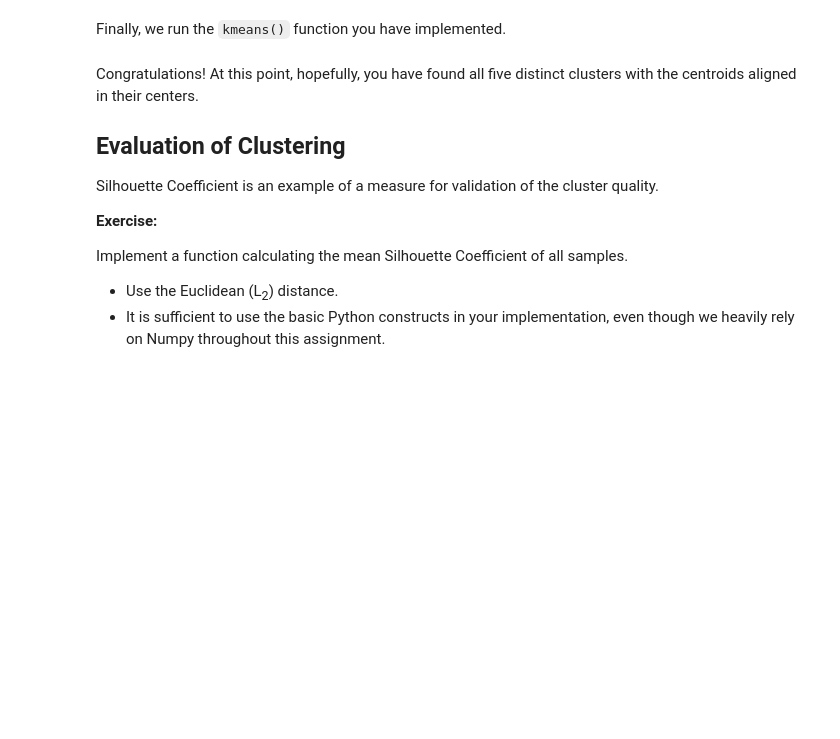
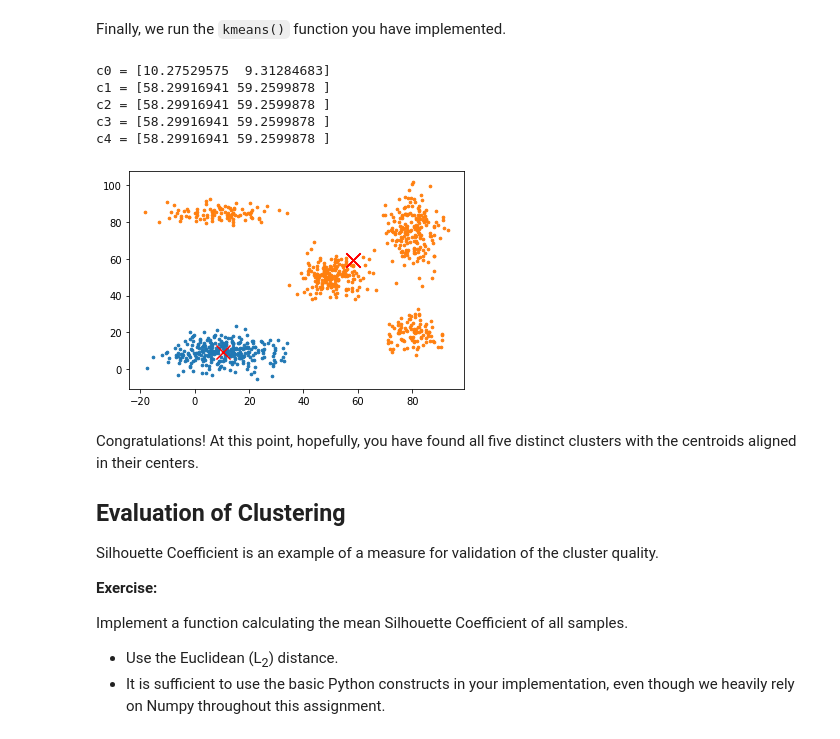
Before and after one commit to taheeraahmed/K-means-cluster, a Jupyter notebook: k_means_clustering.ipynb, the cells around one changed output. Drawn from its saved outputs; the diff is of its cells as text; code cells hidden in the pictures; blank space fills up the shorter version.

```diff
--- a/k_means_clustering.ipynb
+++ b/k_means_clustering.ipynb
@@ -130,7 +130,7 @@ def euclidean_distance(point, centroid):
     :return
         euclidean distance between centroid and point
     """
-    return np.sqrt(np.sum((point - centroid)**2))
+    return np.linalg.norm(point-centroid)
 
 def calculate_centroid(clusters, centroids):
     """
@@ -189,7 +189,7 @@ def kmeans(data, centroids):
 
     # Deciding when to stop calulating the new centroids and when not to
     if (np.array_equal(new_centroids,centroids)):
-        return np.array(new_centroids)
+        return new_centroids
     else:
         kmeans(data,new_centroids)
         return new_centroids
@@ -281,14 +288,21 @@ plot_clusters(synthetic_data, centroids)
 # %% [markdown]
 Finally, we run the `kmeans()` function you have implemented.
 # %%
-centroids = kmeans(synthetic_data, centroids)
+centroids = np.asarray(kmeans(synthetic_data, centroids))
 
 # plt.scatter(data[:, 0], data[:, 1], s=3)
 # plt.scatter(centroids[:, 0], centroids[:, 1], marker='x', s=200, c='red')
 
 for i in range(len(centroids)):
     print('c%d =' % i, centroids[i])
 plot_clusters(synthetic_data, centroids)
+# %% [output]
+c0 = [10.27529575  9.31284683]
+c1 = [58.29916941 59.2599878 ]
+c2 = [58.29916941 59.2599878 ]
+c3 = [58.29916941 59.2599878 ]
+c4 = [58.29916941 59.2599878 ]
+[figure, added]
 # %% [markdown]
 Congratulations! At this point, hopefully, you have found all five distinct clusters with the centroids aligned in their centers.
 
```
Also changed, not shown: parts of 2 cells of this notebook, 1 other file.
